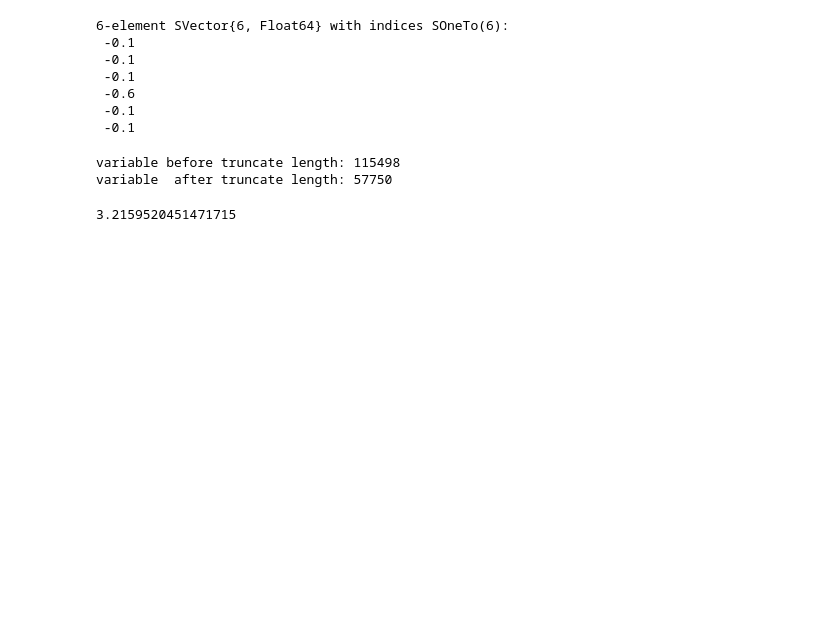
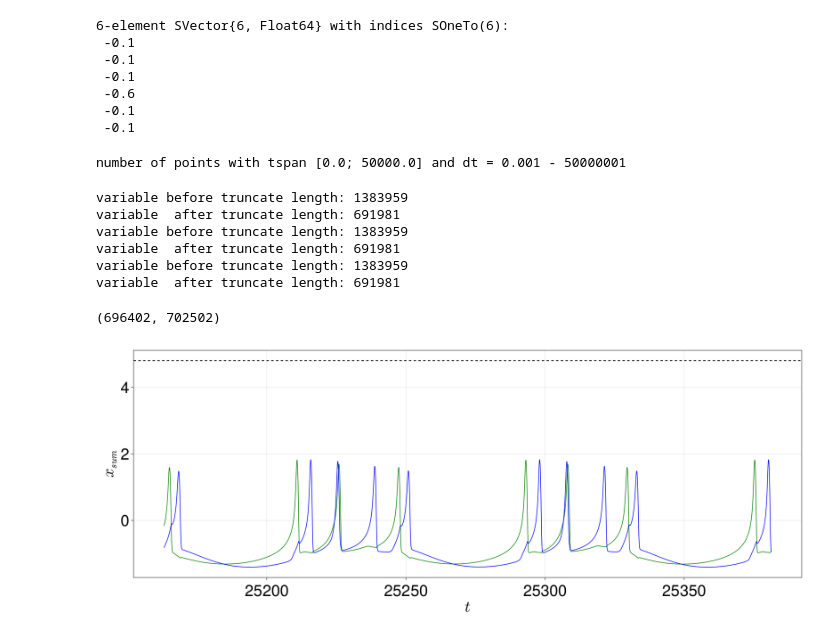
Before and after one commit to SergeyNovak777/dynamical-systems, a Jupyter notebook: Hindmarrh Rose/timeseries, projection/Second scenario.ipynb, the cells around one changed output. Cells and saved outputs as stored; diff of their text form; code cells hidden in the pictures; blank space fills up the shorter version.

```diff
--- a/Hindmarrh Rose/timeseries, projection/Second scenario.ipynb
+++ b/Hindmarrh Rose/timeseries, projection/Second scenario.ipynb
@@ -77,2 +71,6 @@ condition = SA[-0.1, -0.1, -0.1, -0.6, -0.1, -0.1]
+# %%
+println("number of points with tspan [$(tspan[1]); $(tspan[2])] and dt = $dt - ", length( range( tspan[1], tspan[2], step = dt ) )  )
+# %% [output]
+number of points with tspan [0.0; 50000.0] and dt = 0.001 - 50000001
 # %%
 prob = ODEProblem(HR, condition, tspan, p)
@@ -82,8 +80,29 @@ xsum = sol[1, :] + sol[4, :];
 xsum = Tr(xsum)
 
 Hs_ = Hs(xsum)
+
+ysum = sol[2, :] + sol[5, :]
+ysum = Tr(ysum);
+zsum = sol[3, :] + sol[6, :]
+zsum = Tr(zsum);
 # %% [output]
-variable before truncate length: 115498
-variable  after truncate length: 57750
+variable before truncate length: 1383959
+variable  after truncate length: 691981
+variable before truncate length: 1383959
+variable  after truncate length: 691981
+variable before truncate length: 1383959
+variable  after truncate length: 691981
-3.2159520451471715
+# %%
+ts, tf = 696402, 702502
+# %% [output]
+(696402, 702502)
+# %%
+f = Figure(resolution = (1800, 700), fontsize = 40)
+ax = Axis(f[1, 1], xlabel = L"t", ylabel = L"x_{sum}")
+lines!(ax, sol.t[ts:tf], sol[1, ts:tf], linewidth = 1.5, color = "green")
+lines!(ax, sol.t[ts:tf], sol[4,ts:tf], linewidth = 1.5, color = "blue")
+hlines!(Hs_, color = "black", linewidth = 2.0, linestyle = :dash)
+f
+# %% [output]
+[figure, added]
 # %%
```
Also changed, not shown: parts of 13 cells of this notebook, 2 other files.
